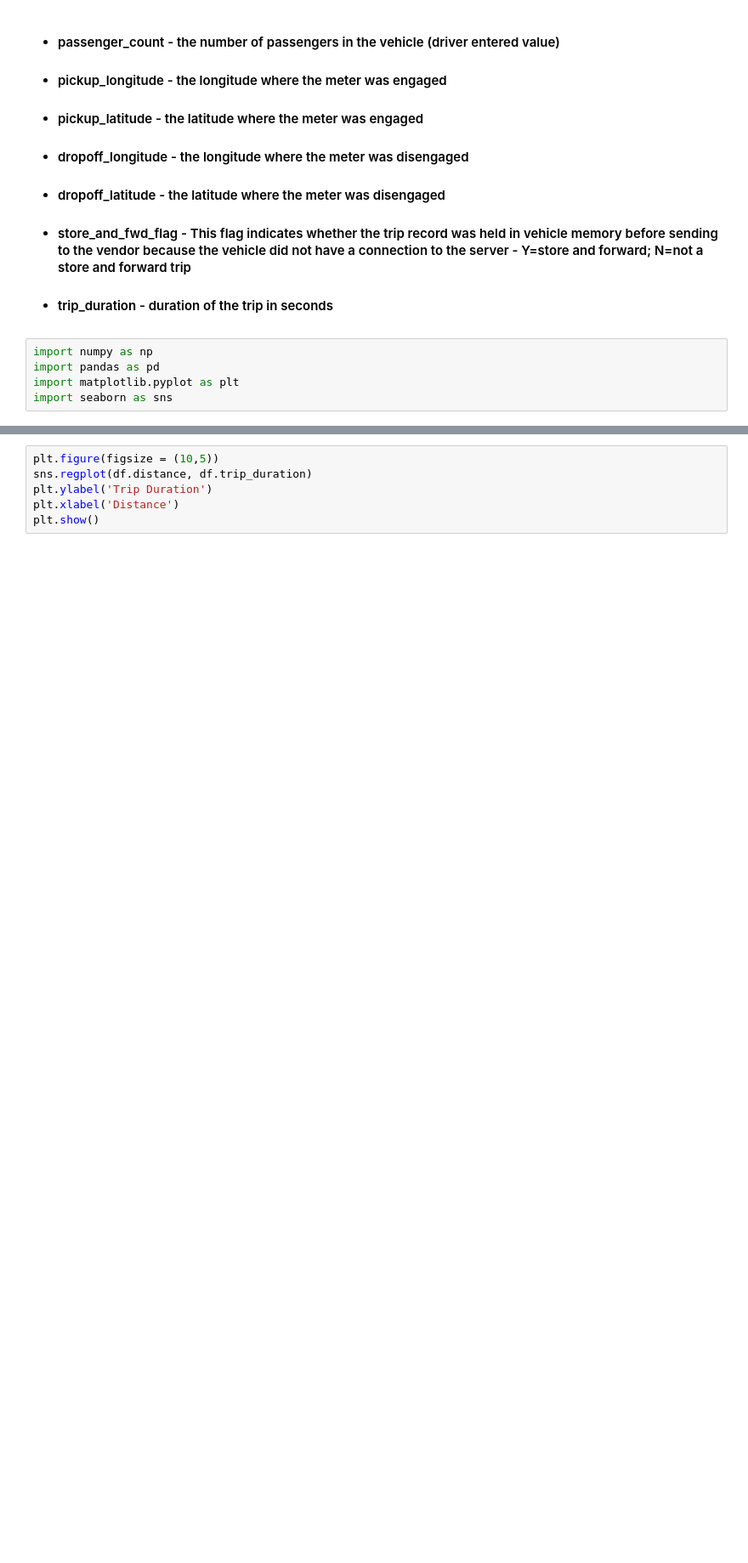
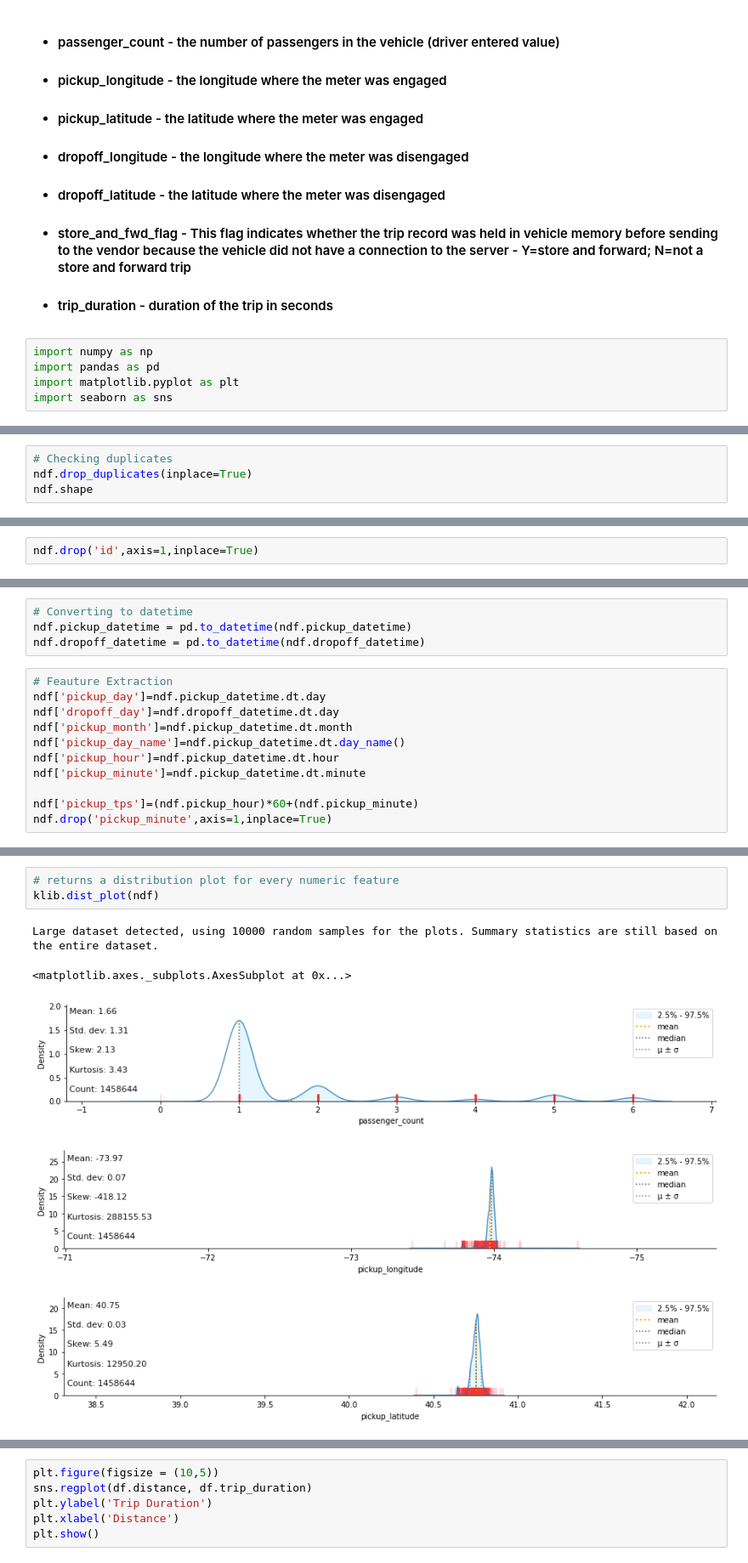
Before and after one commit to sanjaymkr/NYC-Taxi-Trip-Time-Prediction, a Jupyter notebook: Sanjay_Kumar_NYC_Taxi_Trip_Time_Prediction_Capstone_Project.ipynb, the cells around one changed output, grey strips where cells are left out. Shown at 85% size. Drawn from its saved outputs; the diff is of its cells as text; blank space fills up the shorter version.

```diff
--- a/Sanjay_Kumar_NYC_Taxi_Trip_Time_Prediction_Capstone_Project.ipynb
+++ b/Sanjay_Kumar_NYC_Taxi_Trip_Time_Prediction_Capstone_Project.ipynb
@@ -594,0 +195,4 @@ df = df[~(df.distance == 0)]
+# %%
+# Checking duplicates
+ndf.drop_duplicates(inplace=True)
+ndf.shape
@@ -594,0 +203,2 @@ df = df[~(df.distance == 0)]
+# %%
+ndf.drop('id',axis=1,inplace=True)
@@ -594,0 +212,15 @@ df = df[~(df.distance == 0)]
+# %%
+# Converting to datetime
+ndf.pickup_datetime = pd.to_datetime(ndf.pickup_datetime)
+ndf.dropoff_datetime = pd.to_datetime(ndf.dropoff_datetime)
+# %%
+# Feauture Extraction
+ndf['pickup_day']=ndf.pickup_datetime.dt.day
+ndf['dropoff_day']=ndf.dropoff_datetime.dt.day
+ndf['pickup_month']=ndf.pickup_datetime.dt.month
+ndf['pickup_day_name']=ndf.pickup_datetime.dt.day_name()
+ndf['pickup_hour']=ndf.pickup_datetime.dt.hour
+ndf['pickup_minute']=ndf.pickup_datetime.dt.minute
+
+ndf['pickup_tps']=(ndf.pickup_hour)*60+(ndf.pickup_minute)
+ndf.drop('pickup_minute',axis=1,inplace=True)
@@ -594,0 +238,9 @@ df = df[~(df.distance == 0)]
+# %%
+# returns a distribution plot for every numeric feature
+klib.dist_plot(ndf)
+# %% [output]
+Large dataset detected, using 10000 random samples for the plots. Summary statistics are still based on the entire dataset.
+<matplotlib.axes._subplots.AxesSubplot at 0x...>
+[figure, added]
+[figure, added]
+[figure, added]
```
Also changed, not shown: parts of 285 cells of this notebook.
